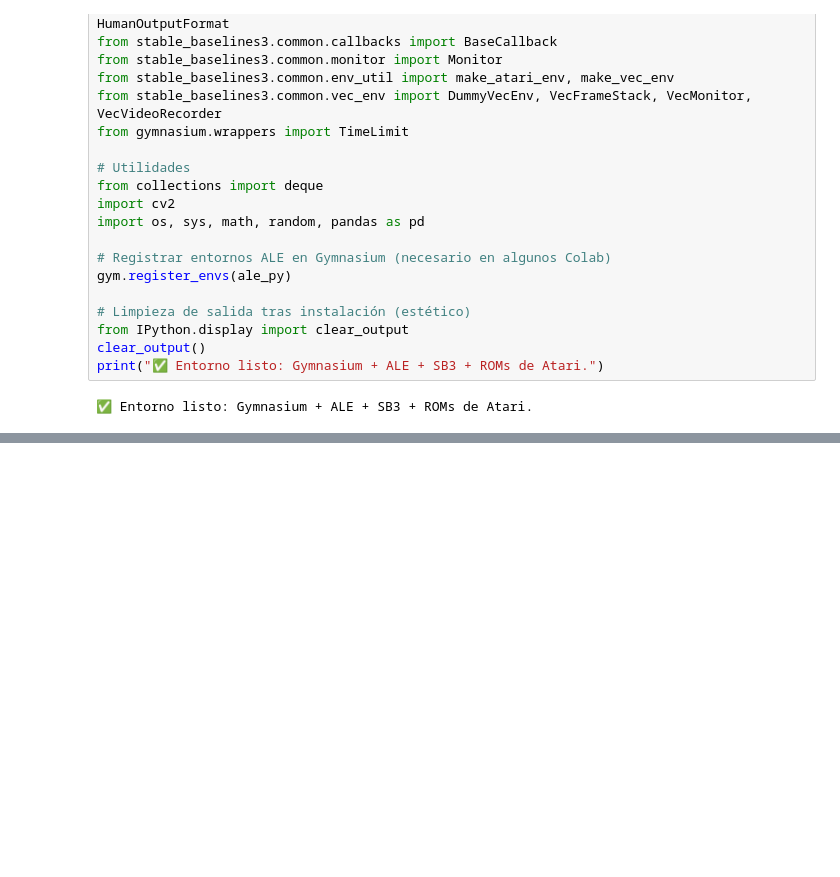
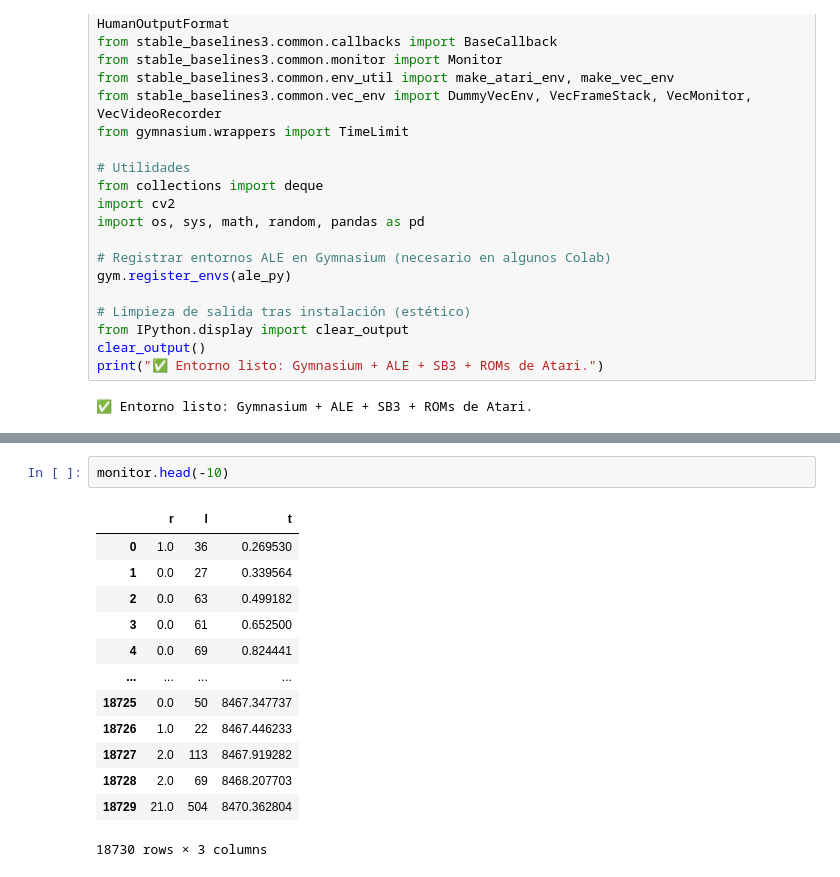
Before and after one commit to amlopeza/BattleZone_DQN_Agent, a Jupyter notebook: code/BattlezoneDQN_v2.ipynb, the cells around one changed output, grey strips where cells are left out. Cells and saved outputs as stored; diff of their text form; blank space fills up the shorter version.

```diff
--- a/code/BattlezoneDQN_v2.ipynb
+++ b/code/BattlezoneDQN_v2.ipynb
@@ -246,0 +288,16 @@ monitor.head()
+# %%
+monitor.head(-10)
+# %% [output]
+|  | r | l | t |
+| 0 | 1.0 | 36 | 0.269530 |
+| 1 | 0.0 | 27 | 0.339564 |
+| 2 | 0.0 | 63 | 0.499182 |
+| 3 | 0.0 | 61 | 0.652500 |
+| 4 | 0.0 | 69 | 0.824441 |
+| ... | ... | ... | ... |
+| 18725 | 0.0 | 50 | 8467.347737 |
+| 18726 | 1.0 | 22 | 8467.446233 |
+| 18727 | 2.0 | 113 | 8467.919282 |
+| 18728 | 2.0 | 69 | 8468.207703 |
+| 18729 | 21.0 | 504 | 8470.362804 |
+18730 rows × 3 columns
```
Also changed, not shown: parts of 8 cells of this notebook.
